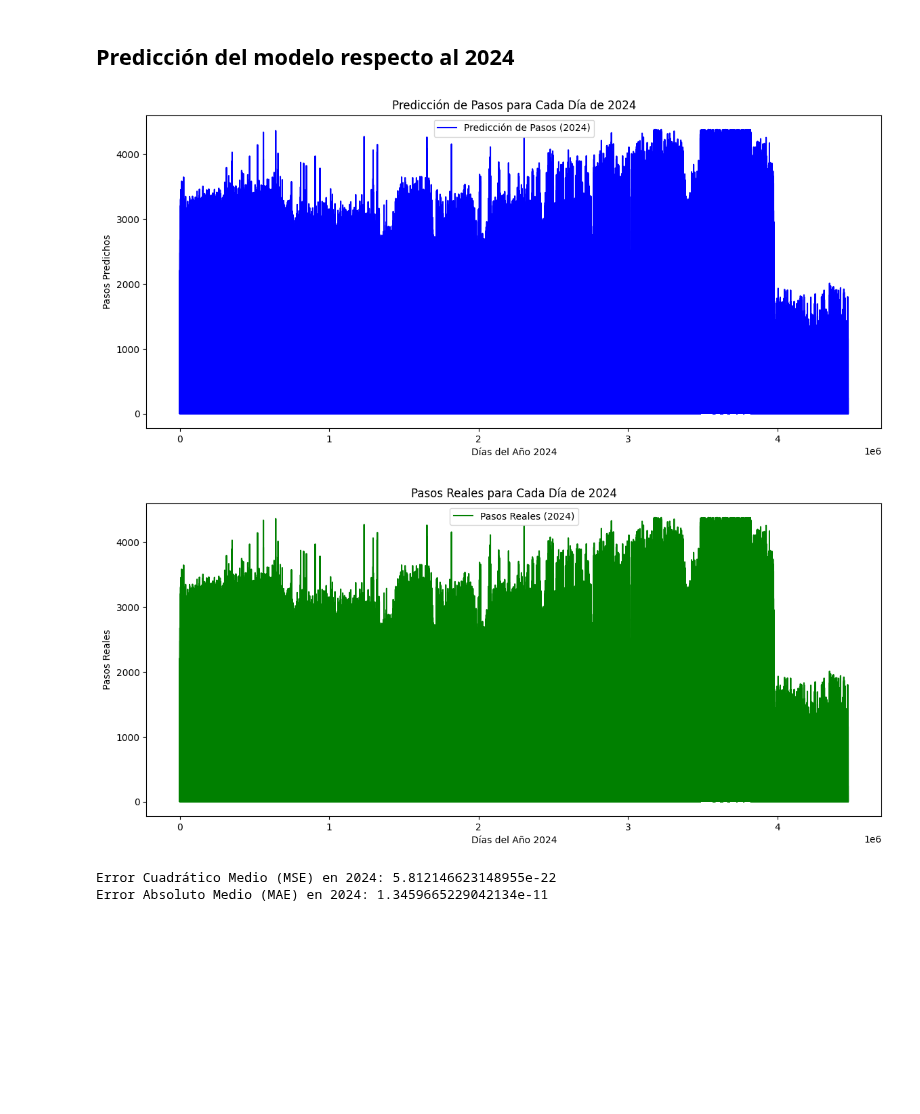
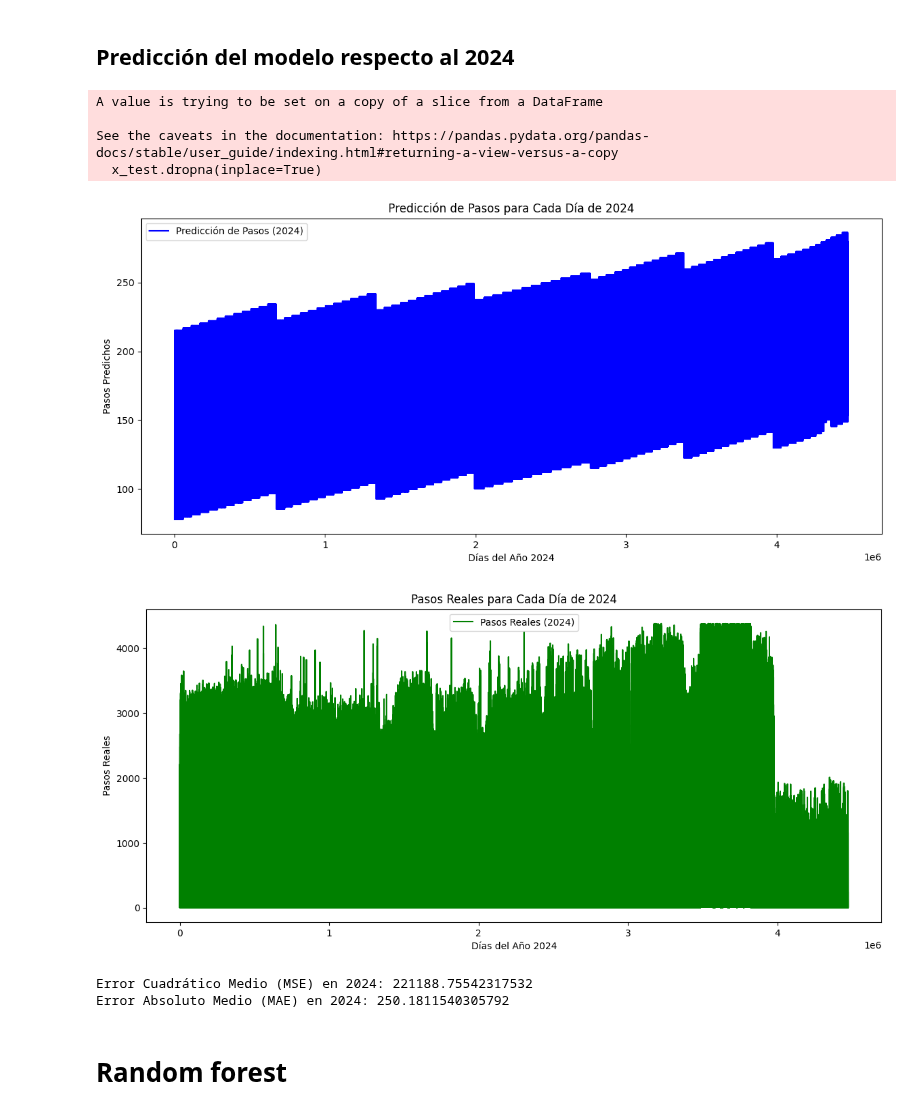
Before and after one commit to GuadiAguilera/TP_CDD, a Jupyter notebook: G13_Trabajo_Practico_Entrega_3.ipynb, the cells around one changed output. Drawn from its saved outputs; the diff is of its cells as text; code cells hidden in the pictures; blank space fills up the shorter version.

Commit message:
Random forest + regresión lineal funciona mal

```diff
--- a/G13_Trabajo_Practico_Entrega_3.ipynb
+++ b/G13_Trabajo_Practico_Entrega_3.ipynb
@@ -209,5 +181,36 @@ Error Absoluto Medio Porcentual (MAPE): 1.833568692616758e-10
 # %% [markdown]
 ## Predicción del modelo respecto al 2024
+# %%
+### TEST DATASET 2024 ###
+# Cargar los datos desde los archivos
+dataset_train = procesar_dataset("clean_data.csv")
+dataset_test = procesar_dataset("2024_data.csv")
+
+# Separar las variables predictoras (X) y la variable objetivo (y) para el conjunto de entrenamiento
+x_train = dataset_train[['hora', 'id_peaje_0', 'id_peaje_1', 'id_peaje_2', 'hacia_provincia', 'es_pesado',
+                         'tipo_cobro_0', 'tipo_cobro_1', 'tipo_cobro_2', 'tipo_cobro_3',
+                         'nro_dia', 'nro_mes', 'anio', 'dia_semana']]
+y_train = dataset_train['pasos']
+
+# Separar las variables predictoras (X) y la variable objetivo (y) para el conjunto de prueba
+x_test = dataset_test[['hora', 'id_peaje_0', 'id_peaje_1', 'id_peaje_2', 'hacia_provincia', 'es_pesado',
+                       'tipo_cobro_0', 'tipo_cobro_1', 'tipo_cobro_2', 'tipo_cobro_3',
+                       'nro_dia', 'nro_mes', 'anio', 'dia_semana']]
+y_test = dataset_test['pasos']
+x_test.dropna(inplace=True)
+y_test = y_test[x_test.index]
+linear_model = LinearRegression(positive=True)
+
+# Entrenar el modelo
+linear_model.fit(x_train, y_train)
+
+# Predecir sobre el conjunto de prueba
+y_pred = linear_model.predict(x_test)
+# %% [output]
+A value is trying to be set on a copy of a slice from a DataFrame
+
+See the caveats in the documentation: https://pandas.pydata.org/pandas-docs/stable/user_guide/indexing.html#returning-a-view-versus-a-copy
+  x_test.dropna(inplace=True)
 # %%
 # TODO HAY ALGO MAL PORQUE ME DIERON EXACTAMENTE IGUAL
 
@@ -217,37 +220,39 @@ dataset_2024 = dataset.dropna()
 
 # Separar las variables predictoras (X) y la variable objetivo (y)
 x_2024 = dataset_2024[['hora', 'id_peaje_0', 'id_peaje_1', 'id_peaje_2', 'hacia_provincia', 'es_pesado', 'tipo_cobro_0', 'tipo_cobro_1', 'tipo_cobro_2',
-                       'tipo_cobro_3','pasos', 'nro_dia', 'nro_mes', 'anio', 'dia_semana']]
+                       'tipo_cobro_3', 'nro_dia', 'nro_mes', 'anio', 'dia_semana']]
 y_real_2024 = dataset_2024['pasos']
 
 # Realizar las predicciones para cada día del 2024 usando el modelo entrenado previamente
 y_pred_2024 = linear_model.predict(x_2024)
 
 # Visualización de las predicciones
 plt.figure(figsize=(14, 6))
 plt.plot(y_pred_2024, label="Predicción de Pasos (2024)", color='blue')
 plt.title("Predicción de Pasos para Cada Día de 2024")
 plt.xlabel("Días del Año 2024")
 plt.ylabel("Pasos Predichos")
 plt.legend()
 plt.show()
 
 # Visualización de los datos reales del 2024
 plt.figure(figsize=(14, 6))
 plt.plot(y_real_2024.values, label="Pasos Reales (2024)", color='green')
 plt.title("Pasos Reales para Cada Día de 2024")
 plt.xlabel("Días del Año 2024")
 plt.ylabel("Pasos Reales")
 plt.legend()
 plt.show()
 
 # Evaluación del modelo para el 2024
-mse_2024 = mean_squared_error(y_real_2024, y_pred_2024)
+mse_2024 = pow(root_mean_squared_error(y_real_2024, y_pred_2024), 2)
 mae_2024 = mean_absolute_error(y_real_2024, y_pred_2024)
 print(f"Error Cuadrático Medio (MSE) en 2024: {mse_2024}")
 print(f"Error Absoluto Medio (MAE) en 2024: {mae_2024}")
 # %% [output]
-[figure, old version]
+[figure, new version]
 [figure]
-Error Cuadrático Medio (MSE) en 2024: 5.812146623148955e-22
-Error Absoluto Medio (MAE) en 2024: 1.3459665229042134e-11
+Error Cuadrático Medio (MSE) en 2024: 221188.75542317532
+Error Absoluto Medio (MAE) en 2024: 250.1811540305792
+# %% [markdown]
+# Random forest
```
Also changed, not shown: parts of 13 cells of this notebook.
